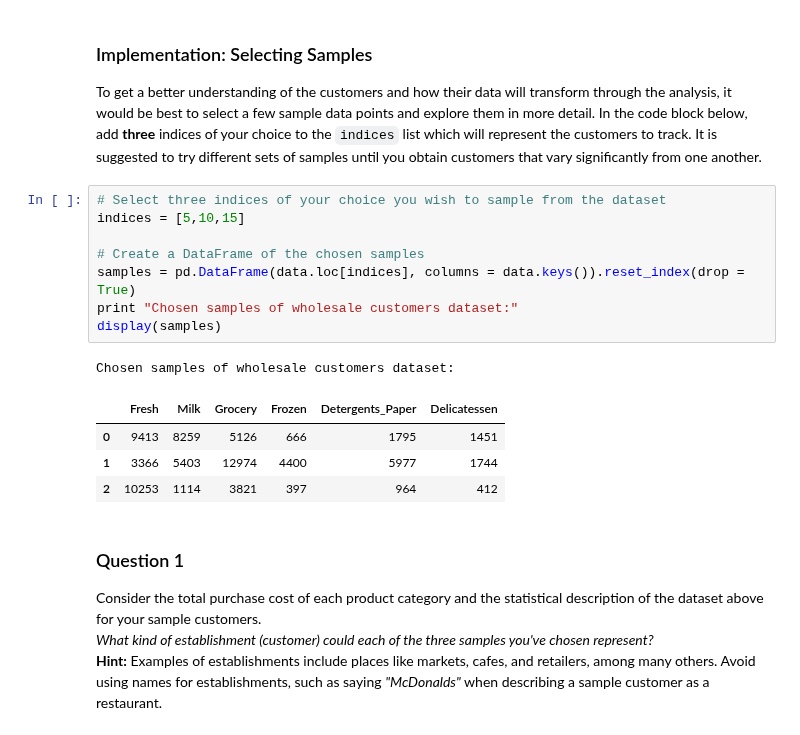
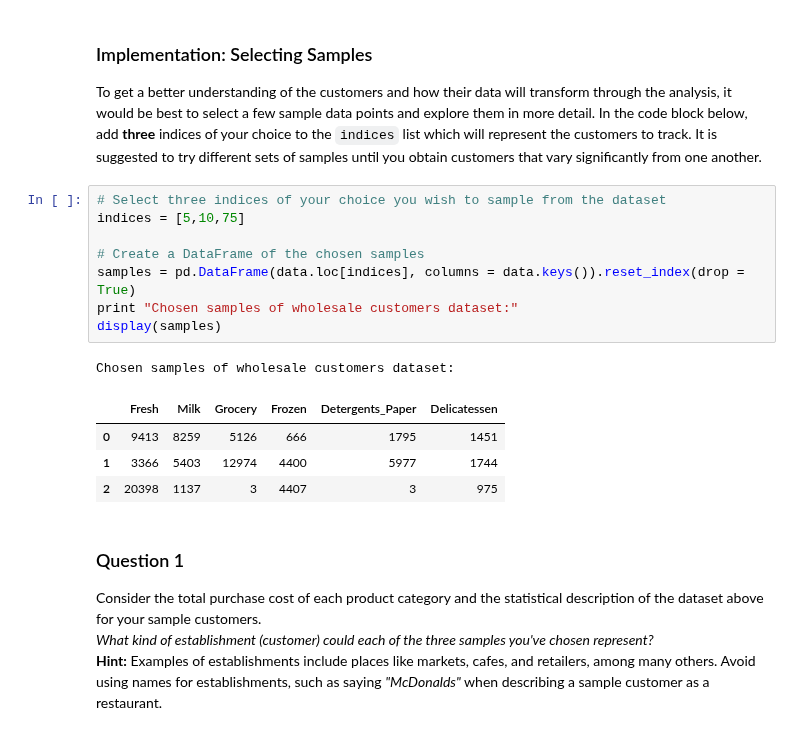
Before and after one commit to darkdreamingdan/mlnd-customer-segments, a Jupyter notebook: customer_segments.ipynb, the cells around one changed output. Drawn from its saved outputs; the diff is of its cells as text.

```diff
--- a/customer_segments.ipynb
+++ b/customer_segments.ipynb
@@ -60,18 +60,18 @@ display(data.describe())
 To get a better understanding of the customers and how their data will transform through the analysis, it would be best to select a few sample data points and explore them in more detail. In the code block below, add **three** indices of your choice to the `indices` list which will represent the customers to track. It is suggested to try different sets of samples until you obtain customers that vary significantly from one another.
 # %%
 # Select three indices of your choice you wish to sample from the dataset
-indices = [5,10,15]
+indices = [5,10,75]
 
 # Create a DataFrame of the chosen samples
 samples = pd.DataFrame(data.loc[indices], columns = data.keys()).reset_index(drop = True)
 print "Chosen samples of wholesale customers dataset:"
 display(samples)
 # %% [output]
 Chosen samples of wholesale customers dataset:
 |  | Fresh | Milk | Grocery | Frozen | Detergents_Paper | Delicatessen |
 | 0 | 9413 | 8259 | 5126 | 666 | 1795 | 1451 |
 | 1 | 3366 | 5403 | 12974 | 4400 | 5977 | 1744 |
-| 2 | 10253 | 1114 | 3821 | 397 | 964 | 412 |
+| 2 | 20398 | 1137 | 3 | 4407 | 3 | 975 |
 # %% [markdown]
 ### Question 1
 Consider the total purchase cost of each product category and the statistical description of the dataset above for your sample customers.
```
Also changed, not shown: parts of 7 cells of this notebook.
